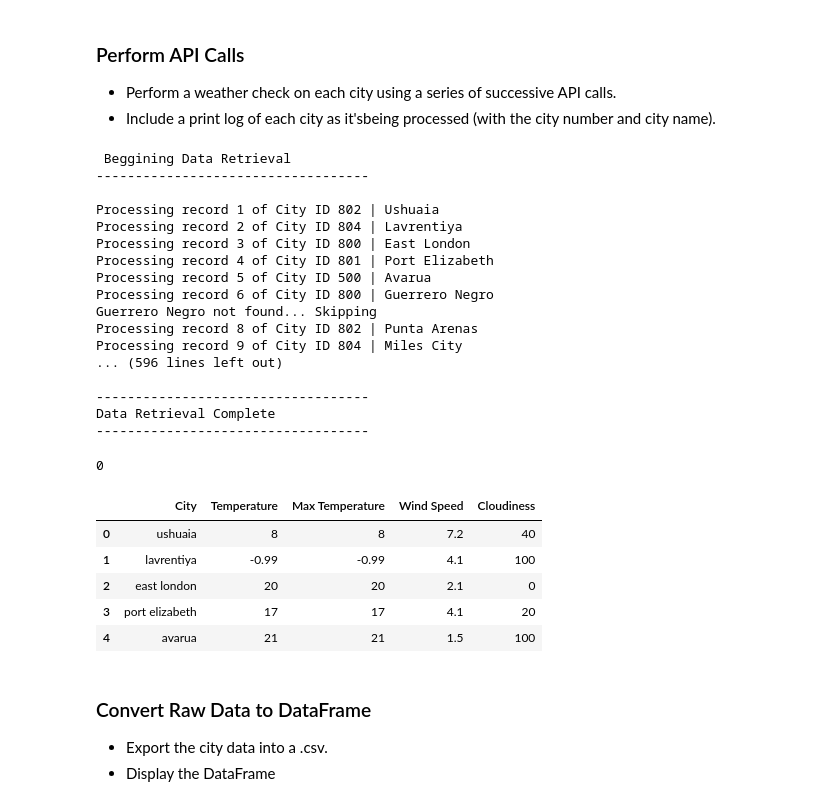
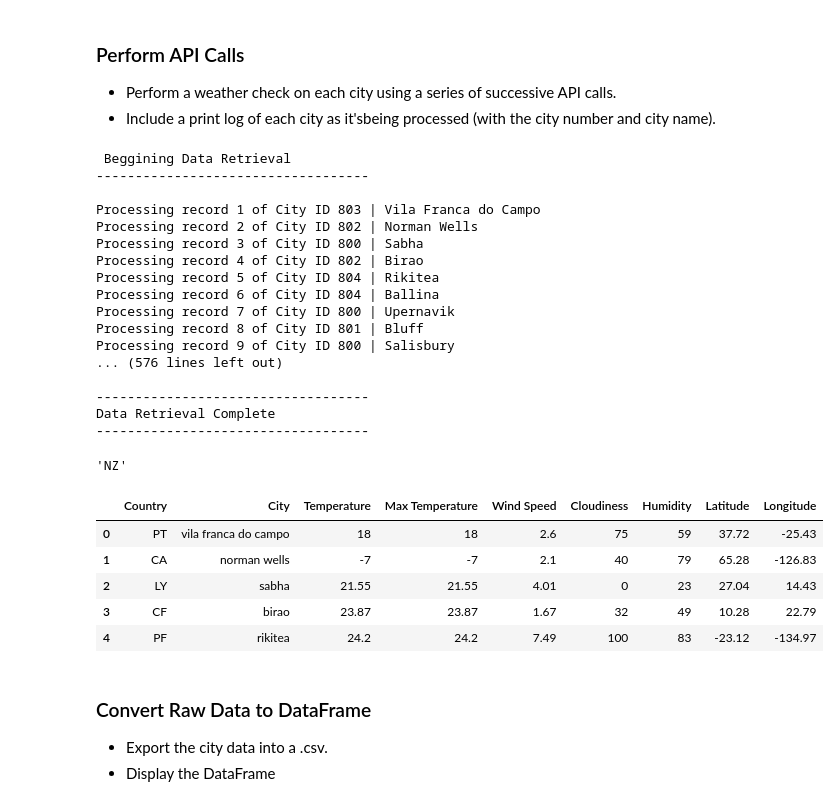
Before and after one commit to Casio04/python-api-challenge, a Jupyter notebook: Weather_API_Homework.ipynb, the cells around one changed output. Saved outputs shown, nothing was run; the diff lists cells and outputs as text; code cells hidden in the pictures.

```diff
--- a/Weather_API_Homework.ipynb
+++ b/Weather_API_Homework.ipynb
@@ -54,7 +54,10 @@ temp_list = []
 max_temp = []
 wind_speed = []
 clouds = []
-
+lng = []
+lat = []
+humidity = []
+country = []
 # Printing initial text
 print(f""" Beggining Data Retrieval
 -----------------------------------
@@ -66,16 +69,24 @@ for row, city in enumerate(cities):
         req = requests.get(endpoint).json()
         city_name = req["name"]
         city_id = req["weather"][0]["id"]
+        country.append(req["sys"]["country"])
         temp_list.append(req["main"]["temp"])
         max_temp.append(req["main"]["temp_max"])
         wind_speed.append(req["wind"]["speed"])
         clouds.append(req["clouds"]["all"])
+        humidity.append(req["main"]["humidity"])
+        lng.append(req["coord"]["lon"])
+        lat.append(req["coord"]["lat"])
         print(f"Processing record {row + 1} of City ID {city_id} | {city_name}")
     except:
+        country.append("Not Found")
         temp_list.append("Not Found")
         max_temp.append("Not Found")
         wind_speed.append("Not Found")
         clouds.append("Not Found")
+        humidity.append("Not Found")
+        lng.append("Not Found")
+        lat.append("Not Found")
         print(f"{city_name} not found... Skipping")
 
 print(f"""
@@ -86,40 +97,44 @@ Data Retrieval Complete
  Beggining Data Retrieval
 -----------------------------------
 
-Processing record 1 of City ID 802 | Ushuaia
-Processing record 2 of City ID 804 | Lavrentiya
-Processing record 3 of City ID 800 | East London
-Processing record 4 of City ID 801 | Port Elizabeth
-Processing record 5 of City ID 500 | Avarua
-Processing record 6 of City ID 800 | Guerrero Negro
-Guerrero Negro not found... Skipping
-Processing record 8 of City ID 802 | Punta Arenas
-Processing record 9 of City ID 804 | Miles City
-... (596 lines left out)
+Processing record 1 of City ID 803 | Vila Franca do Campo
+Processing record 2 of City ID 802 | Norman Wells
+Processing record 3 of City ID 800 | Sabha
+Processing record 4 of City ID 802 | Birao
+Processing record 5 of City ID 804 | Rikitea
+Processing record 6 of City ID 804 | Ballina
+Processing record 7 of City ID 800 | Upernavik
+Processing record 8 of City ID 801 | Bluff
+Processing record 9 of City ID 800 | Salisbury
+... (576 lines left out)
 
 -----------------------------------
 Data Retrieval Complete
 -----------------------------------
 # %%
 base_url = "http://api.openweathermap.org/data/2.5/weather?"
-endpoint = f"{base_url}appid={weather_api_key}&q=London&units=metric"
-requests.get(endpoint).json()["clouds"]["all"]
+endpoint = f"{base_url}appid={weather_api_key}&q=mataura&units=metric"
+requests.get(endpoint).json()["sys"]["country"]
 # %% [output]
-0
+'NZ'
 # %%
-weather_df = pd.DataFrame({"City":cities,
+weather_df = pd.DataFrame({"Country":country,
+                           "City":cities,
                           "Temperature":temp_list,
                           "Max Temperature":max_temp,
                           "Wind Speed":wind_speed,
-                          "Cloudiness":clouds})
+                          "Cloudiness":clouds,
+                           "Humidity":humidity,
+                          "Latitude":lat,
+                          "Longitude":lng})
 weather_df.head()
 # %% [output]
-|  | City | Temperature | Max Temperature | Wind Speed | Cloudiness |
-| 0 | ushuaia | 8 | 8 | 7.2 | 40 |
-| 1 | lavrentiya | -0.99 | -0.99 | 4.1 | 100 |
-| 2 | east london | 20 | 20 | 2.1 | 0 |
-| 3 | port elizabeth | 17 | 17 | 4.1 | 20 |
-| 4 | avarua | 21 | 21 | 1.5 | 100 |
+|  | Country | City | Temperature | Max Temperature | Wind Speed | Cloudiness | Humidity | Latitude | Longitude |
+| 0 | PT | vila franca do campo | 18 | 18 | 2.6 | 75 | 59 | 37.72 | -25.43 |
+| 1 | CA | norman wells | -7 | -7 | 2.1 | 40 | 79 | 65.28 | -126.83 |
+| 2 | LY | sabha | 21.55 | 21.55 | 4.01 | 0 | 23 | 27.04 | 14.43 |
+| 3 | CF | birao | 23.87 | 23.87 | 1.67 | 32 | 49 | 10.28 | 22.79 |
+| 4 | PF | rikitea | 24.2 | 24.2 | 7.49 | 100 | 83 | -23.12 | -134.97 |
 # %%
 ### Save Results on csv file
 weather_df.to_csv("output_data/temperature_by_city.csv")
```
Also changed, not shown: parts of 14 cells of this notebook, 18 other files.
